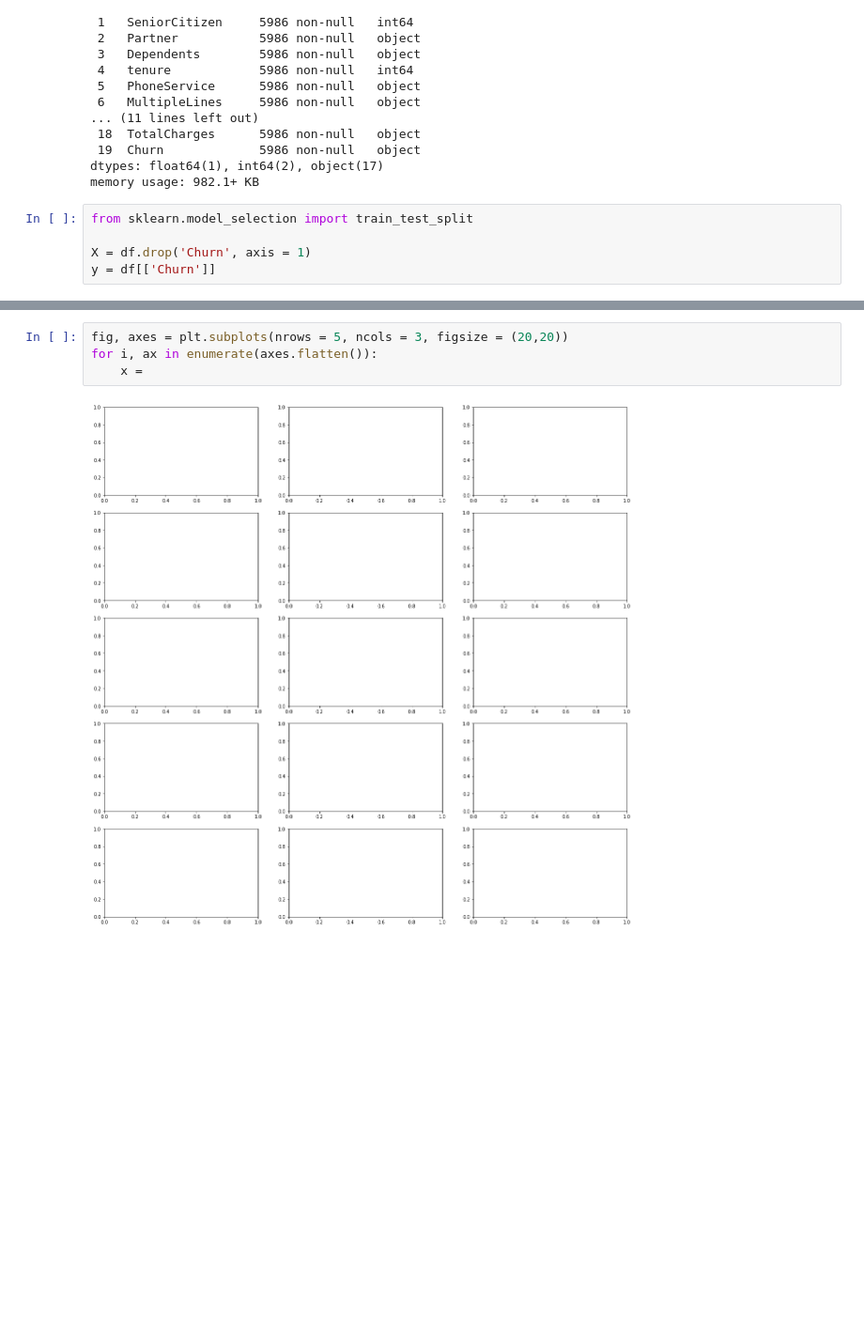
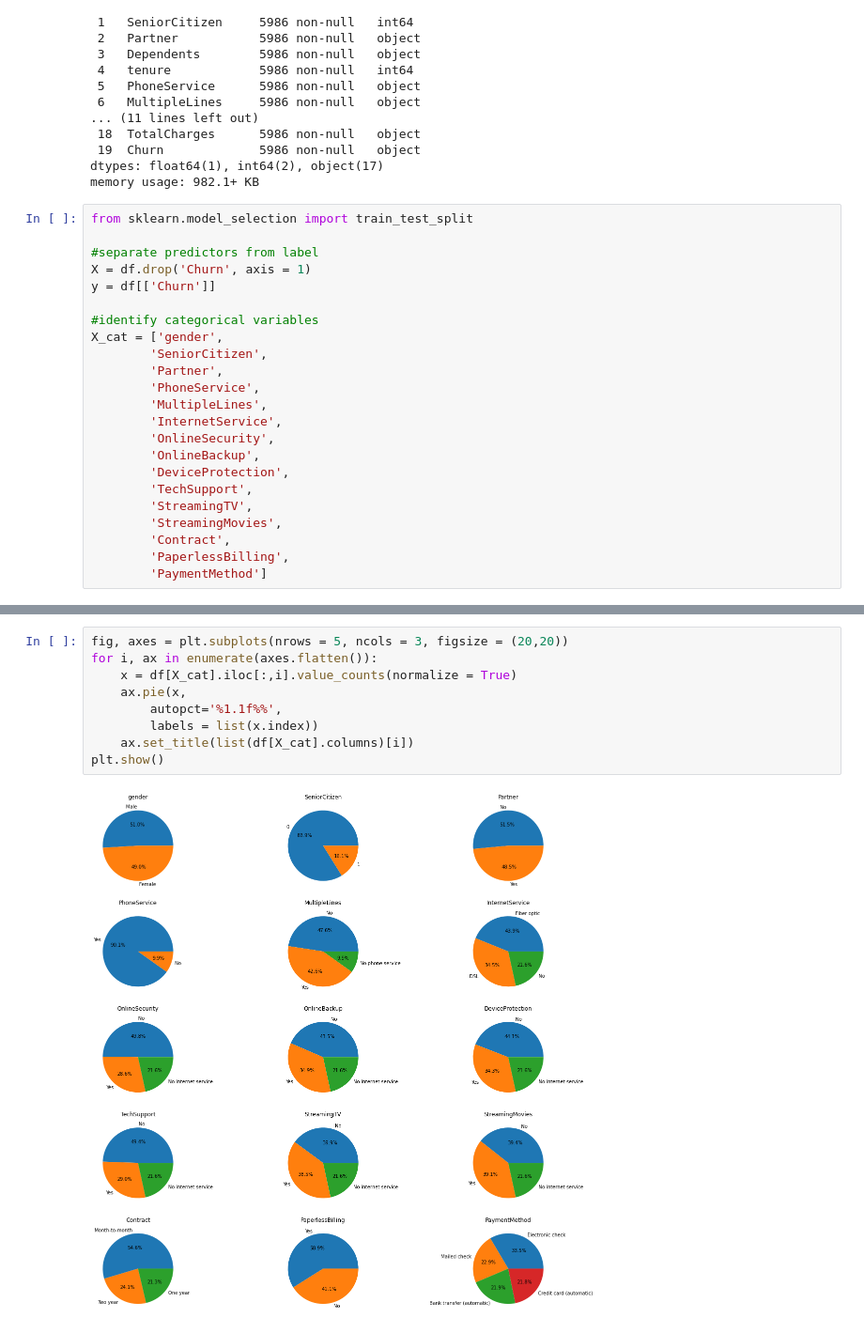
Before and after one commit to RodrigoSilvaC/CSE6740, a Jupyter notebook: final_project.ipynb, the cells around one changed output, grey strips where cells are left out. Shown at 94% size. Cells and saved outputs as stored; diff of their text form; blank space fills up the shorter version.

```diff
--- a/final_project.ipynb
+++ b/final_project.ipynb
@@ -39,5 +39,23 @@ memory usage: 982.1+ KB
 # %%
 from sklearn.model_selection import train_test_split
 
+#separate predictors from label
 X = df.drop('Churn', axis = 1)
 y = df[['Churn']]
+
+#identify categorical variables
+X_cat = ['gender',
+        'SeniorCitizen',
+        'Partner',
+        'PhoneService',
+        'MultipleLines',
+        'InternetService',
+        'OnlineSecurity',
+        'OnlineBackup',
+        'DeviceProtection',
+        'TechSupport',
+        'StreamingTV',
+        'StreamingMovies',
+        'Contract',
+        'PaperlessBilling',
+        'PaymentMethod']
@@ -44,6 +79,11 @@ y = df[['Churn']]
 # %%
 fig, axes = plt.subplots(nrows = 5, ncols = 3, figsize = (20,20))
 for i, ax in enumerate(axes.flatten()):
-    x =
+    x = df[X_cat].iloc[:,i].value_counts(normalize = True)
+    ax.pie(x,
+        autopct='%1.1f%%',
+        labels = list(x.index))
+    ax.set_title(list(df[X_cat].columns)[i])
+plt.show()
 # %% [output]
-[figure, old version]
+[figure, new version]
```
Also changed, not shown: parts of 2 cells of this notebook.
